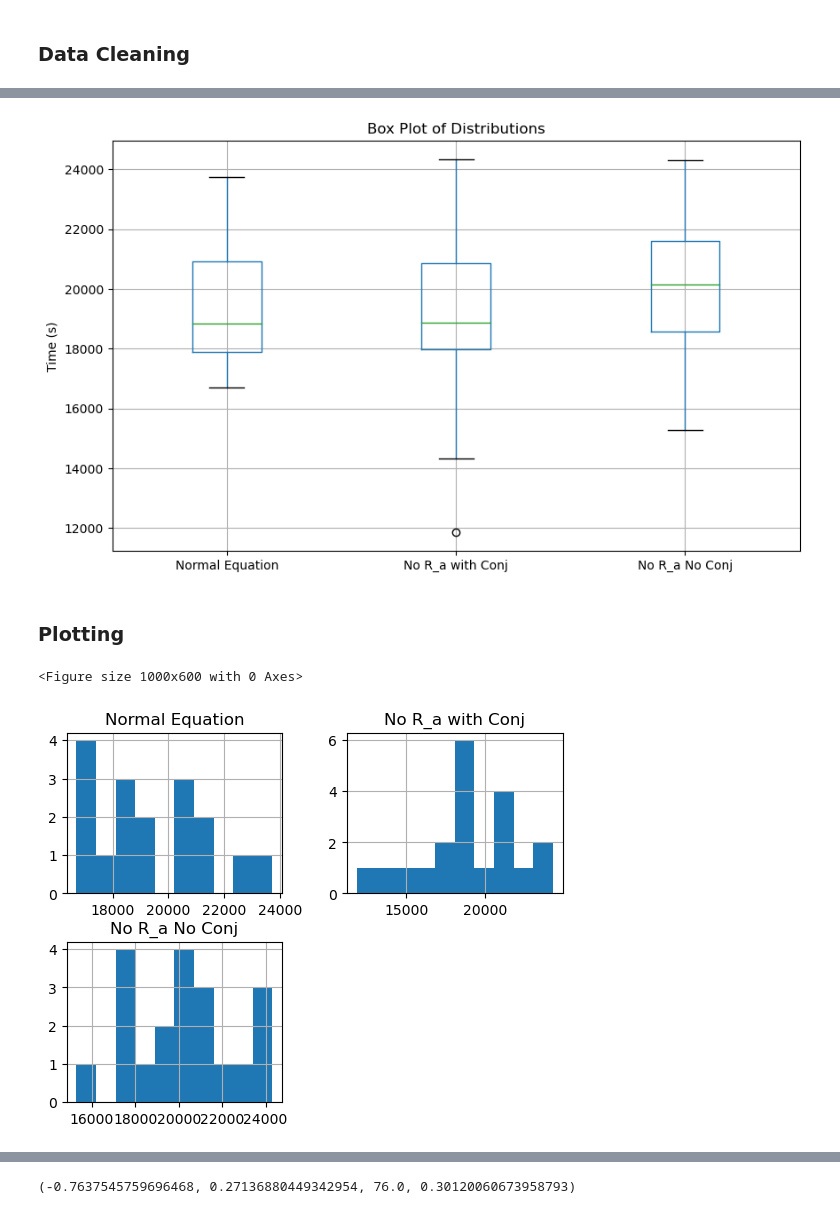
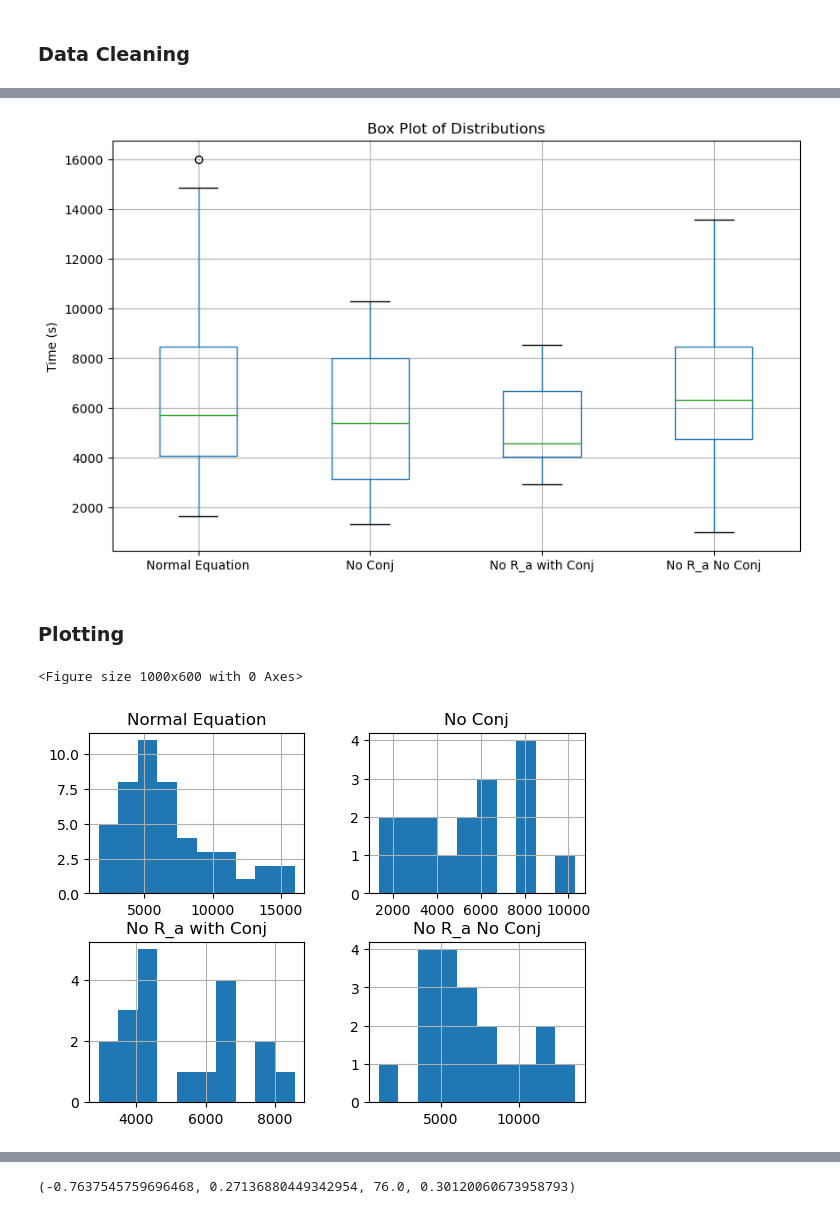
Before and after one commit to Frood-for-Thought/Bac_Evol_SSA, a Jupyter notebook: Experiment 1/Analysis.ipynb, the cells around one changed output, grey strips where cells are left out. Cells and saved outputs as stored; diff of their text form; code cells hidden in the pictures.

```diff
--- a/Experiment 1/Analysis.ipynb
+++ b/Experiment 1/Analysis.ipynb
@@ -6,6 +6,6 @@ from scipy.stats import ttest_ind, skew, mannwhitneyu
 import statsmodels.stats.power as smp
 # %%
 # Load the data.
-df = pd.read_excel('Time_for_Bac_Fix_All_Subjects.xlsx')
+df = pd.read_excel('Time_for_Bac_Fix_Pos50_Start.xlsx')
 df.head()
 # %% [output]
@@ -52,6 +52,8 @@ def remove_outliers(df, column):
 # Remove outliers
 df_cleaned = df.copy()
 df_cleaned['Normal Equation'] = remove_outliers(df, 'Normal Equation')['Normal Equation']
+df_cleaned['No Conj'] = remove_outliers(df, 'No Conj')['No Conj']
+df_cleaned['No R_a with Conj'] = remove_outliers(df, 'No R_a with Conj')['No R_a with Conj']
 df_cleaned['No R_a No Conj'] = remove_outliers(df, 'No R_a No Conj')['No R_a No Conj']
 df_cleaned.describe()
 # %% [output]
@@ -72,19 +74,17 @@ plt.title('Box Plot of Distributions')
 plt.ylabel('Time (s)')
 plt.show()
 # %% [output]
-[figure, old version]
+[figure, new version]
 # %% [markdown]
 ### Plotting
 # %%
 # Visualize the Data
 plt.figure(figsize=(10, 6))
 df_cleaned.hist()
-plt.title('Box Plot of Distributions')
-plt.ylabel('Time (s)')
 plt.show()
 # %% [output]
 <Figure size 1000x600 with 0 Axes>
-[figure, old version]
+[figure, new version]
 # %%
 normalized_df_cleaned = df_cleaned.apply(lambda x: np.log(1 + x))
 normalized_df_cleaned
```
Also changed, not shown: parts of 5 cells of this notebook, 1 other file.
